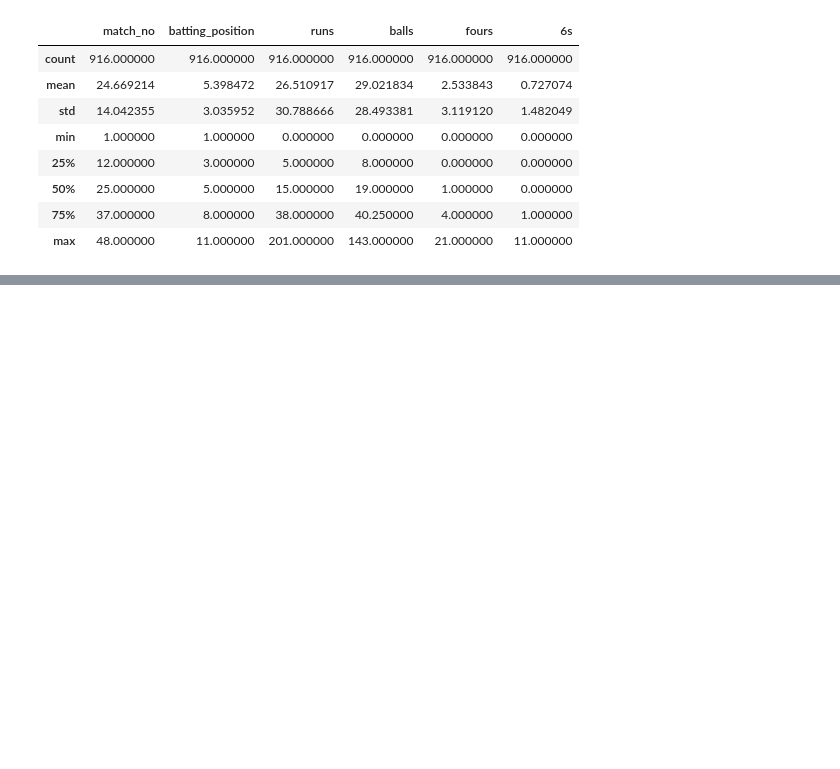
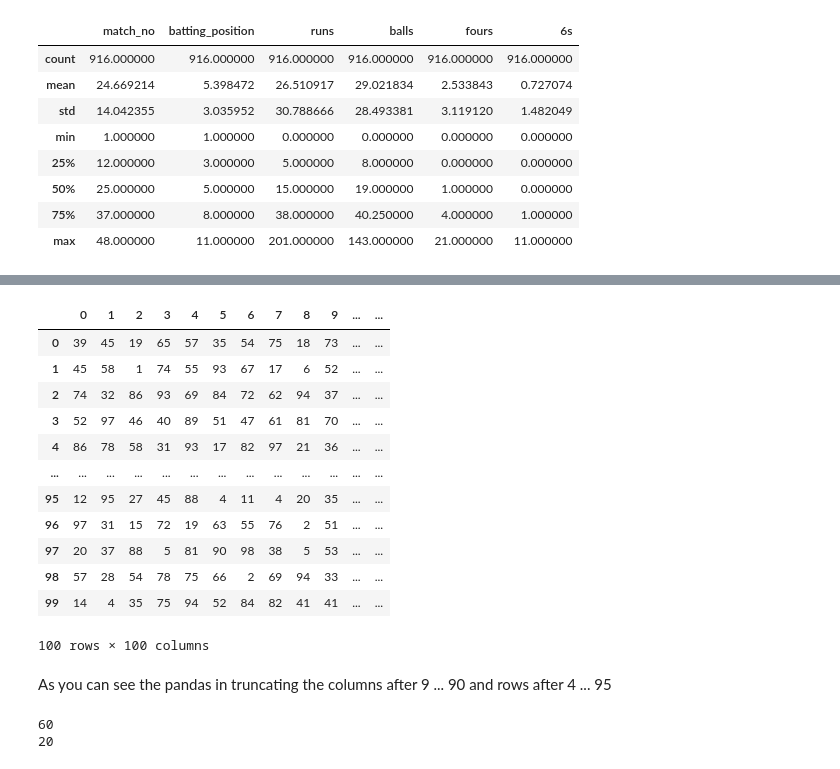
Before and after one commit to themrinalsinha/EverythingAI, a Jupyter notebook: Tools/Pandas Learnings/Introduction.ipynb, the cells around one changed output, grey strips where cells are left out. Drawn from its saved outputs; the diff is of its cells as text; code cells hidden in the pictures; blank space fills up the shorter version.

Commit message:
playing around with data frames

```diff
--- a/Tools/Pandas Learnings/Introduction.ipynb
+++ b/Tools/Pandas Learnings/Introduction.ipynb
@@ -560,0 +685,33 @@ from pandas_summary import DataFrameSummary
+# %%
+## Resets
+pd.reset_option('display.max_rows')
+pd.reset_option('display.max_columns')
+pd.reset_option('display.precision')
+pd.reset_option('display.float_format')
+# %%
+arr = np.random.randint(1, 100, (100, 100))
+df = pd.DataFrame(arr)
+df
+# %% [output]
+|  | 0 | 1 | 2 | 3 | 4 | 5 | 6 | 7 | 8 | 9 | ... | ... |
+| 0 | 39 | 45 | 19 | 65 | 57 | 35 | 54 | 75 | 18 | 73 | ... | ... |
+| 1 | 45 | 58 | 1 | 74 | 55 | 93 | 67 | 17 | 6 | 52 | ... | ... |
+| 2 | 74 | 32 | 86 | 93 | 69 | 84 | 72 | 62 | 94 | 37 | ... | ... |
+| 3 | 52 | 97 | 46 | 40 | 89 | 51 | 47 | 61 | 81 | 70 | ... | ... |
+| 4 | 86 | 78 | 58 | 31 | 93 | 17 | 82 | 97 | 21 | 36 | ... | ... |
+| ... | ... | ... | ... | ... | ... | ... | ... | ... | ... | ... | ... | ... |
+| 95 | 12 | 95 | 27 | 45 | 88 | 4 | 11 | 4 | 20 | 35 | ... | ... |
+| 96 | 97 | 31 | 15 | 72 | 19 | 63 | 55 | 76 | 2 | 51 | ... | ... |
+| 97 | 20 | 37 | 88 | 5 | 81 | 90 | 98 | 38 | 5 | 53 | ... | ... |
+| 98 | 57 | 28 | 54 | 78 | 75 | 66 | 2 | 69 | 94 | 33 | ... | ... |
+| 99 | 14 | 4 | 35 | 75 | 94 | 52 | 84 | 82 | 41 | 41 | ... | ... |
+100 rows × 100 columns
+# %% [markdown]
+As you can see the pandas in truncating the columns after 9 ... 90 and rows after 4 ... 95
+# %%
+# current default max_rows and max_columns values
+print(pd.options.display.max_rows)
+print(pd.options.display.max_columns)
+# %% [output]
+60
+20
```
Also changed, not shown: parts of 17 cells of this notebook.
